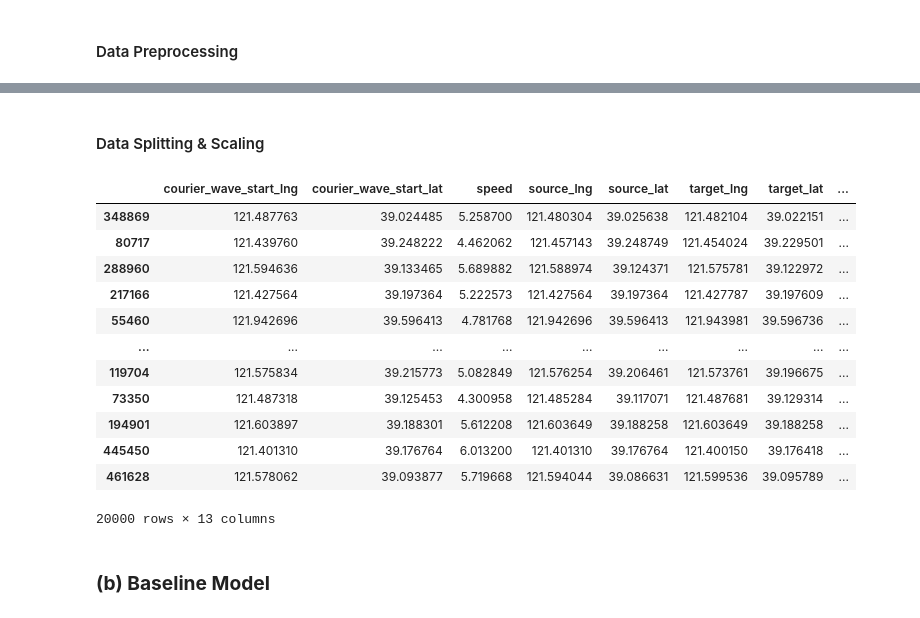
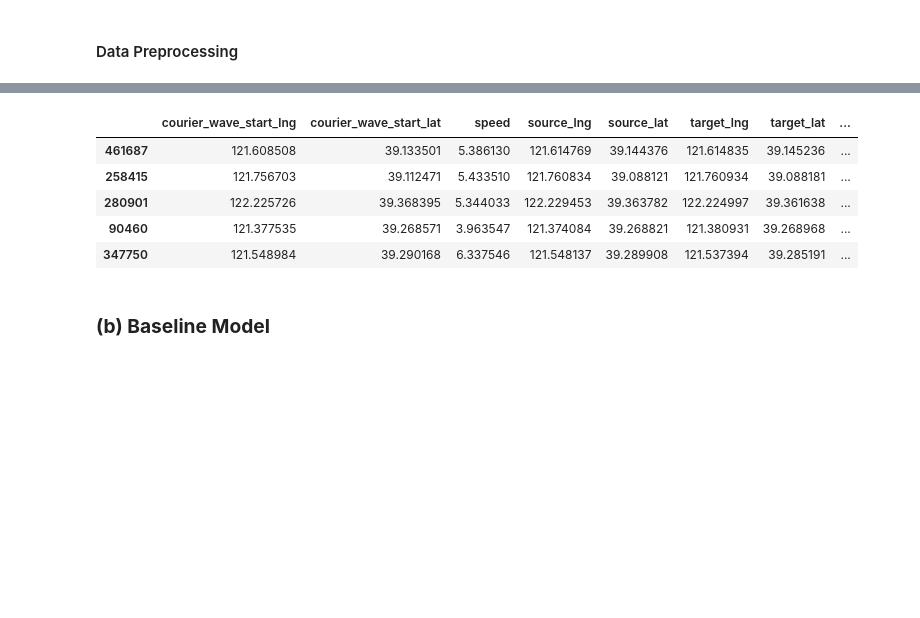
Before and after one commit to Zora-10/Machine-Learning-Individual-Project, a Jupyter notebook: Project1/solution/solution.ipynb, the cells around one changed output, grey strips where cells are left out. Saved outputs shown, nothing was run; the diff lists cells and outputs as text; code cells hidden in the pictures; blank space fills up the shorter version.

```diff
--- a/Project1/solution/solution.ipynb
+++ b/Project1/solution/solution.ipynb
@@ -188,6 +188,10 @@ plt.show()
 # convert categorical to numeric (binary encoding)
 df_train["action_type"] = df_train["action_type"].map({"PICKUP": 0, "DELIVERY": 1})
 
+# convert weather_grade and source_type to dummies
+df_train = pd.get_dummies(df_train, columns=["weather_grade"], drop_first=True)
+df_test = pd.get_dummies(df_test, columns=["weather_grade"], drop_first=True)
+
 df_train.head()
 # %% [output]
 |  | courier_id | wave_index | tracking_id | courier_wave_start_lng | courier_wave_start_lat | action_type | date | ... |
@@ -225,20 +231 @@ Index(['courier_wave_start_lng', 'courier_wave_start_lat', 'action_type',
       dtype='object')
-# %%
-# remove outliers
-def remove_outliers_iqr(df, col):
-    Q1 = df[col].quantile(0.25)
-    Q3 = df[col].quantile(0.75)
-    IQR = Q3 - Q1
-    lower = Q1 - 1.5 * IQR
-    upper = Q3 + 1.5 * IQR
-    return df[(df[col] >= lower) & (df[col] <= upper)]
-
-# grid_distance and urgency are extremely skewed, they have outliers
-for col in ["grid_distance", "urgency"]:
-    df_train_dropped = remove_outliers_iqr(df_train_dropped, col)
-
-# convert weather_grade and source_type to dummies
-df_train_dropped = pd.get_dummies(df_train_dropped, columns=["weather_grade"], drop_first=True)
-df_test_dropped = pd.get_dummies(df_test_dropped, columns=["weather_grade"], drop_first=True)
-
-df_train_dropped.head()
@@ -252,5 +232,3 @@ df_train_dropped.head()
-# %% [markdown]
-#### Data Splitting & Scaling
 # %%
 # split data
 X = df_train_dropped.drop(columns=["action_type", "expected_use_time"])
@@ -261,25 +239,3 @@ y_reg = df_train_dropped["expected_use_time"]
 X_train, X_test, y_clf_train, y_clf_test, y_reg_train, y_reg_test = train_test_split(
     X, y_clf, y_reg, test_size=0.2, random_state=42, stratify=y_clf
 )
-# %%
-# down sample
-X_train_ds = X_train.sample(20000, random_state=42)
-
-y_clf_train_ds = y_clf_train.loc[X_train_ds.index]
-y_reg_train_ds = y_reg_train.loc[X_train_ds.index]
-
-X_train_ds
-# %% [output]
-|  | courier_wave_start_lng | courier_wave_start_lat | speed | source_lng | source_lat | target_lng | target_lat | ... |
-| 348869 | 121.487763 | 39.024485 | 5.258700 | 121.480304 | 39.025638 | 121.482104 | 39.022151 | ... |
-| 80717 | 121.439760 | 39.248222 | 4.462062 | 121.457143 | 39.248749 | 121.454024 | 39.229501 | ... |
-| 288960 | 121.594636 | 39.133465 | 5.689882 | 121.588974 | 39.124371 | 121.575781 | 39.122972 | ... |
-| 217166 | 121.427564 | 39.197364 | 5.222573 | 121.427564 | 39.197364 | 121.427787 | 39.197609 | ... |
-| 55460 | 121.942696 | 39.596413 | 4.781768 | 121.942696 | 39.596413 | 121.943981 | 39.596736 | ... |
-| ... | ... | ... | ... | ... | ... | ... | ... | ... |
-| 119704 | 121.575834 | 39.215773 | 5.082849 | 121.576254 | 39.206461 | 121.573761 | 39.196675 | ... |
-| 73350 | 121.487318 | 39.125453 | 4.300958 | 121.485284 | 39.117071 | 121.487681 | 39.129314 | ... |
-| 194901 | 121.603897 | 39.188301 | 5.612208 | 121.603649 | 39.188258 | 121.603649 | 39.188258 | ... |
-| 445450 | 121.401310 | 39.176764 | 6.013200 | 121.401310 | 39.176764 | 121.400150 | 39.176418 | ... |
-| 461628 | 121.578062 | 39.093877 | 5.719668 | 121.594044 | 39.086631 | 121.599536 | 39.095789 | ... |
-20000 rows × 13 columns
@@ -291,0 +242,22 @@ X_test_scaled = scaler.transform(X_test)
+# %%
+# remove outliers
+def remove_outliers_iqr(df, col):
+    Q1 = df[col].quantile(0.25)
+    Q3 = df[col].quantile(0.75)
+    IQR = Q3 - Q1
+    lower = Q1 - 1.5 * IQR
+    upper = Q3 + 1.5 * IQR
+    return df[(df[col] >= lower) & (df[col] <= upper)]
+
+# grid_distance and urgency are extremely skewed, they have outliers
+for col in ["grid_distance", "urgency"]:
+    X_train = remove_outliers_iqr(X_train, col)
+
+X_train.head()
+# %% [output]
+|  | courier_wave_start_lng | courier_wave_start_lat | speed | source_lng | source_lat | target_lng | target_lat | ... |
+| 461687 | 121.608508 | 39.133501 | 5.386130 | 121.614769 | 39.144376 | 121.614835 | 39.145236 | ... |
+| 258415 | 121.756703 | 39.112471 | 5.433510 | 121.760834 | 39.088121 | 121.760934 | 39.088181 | ... |
+| 280901 | 122.225726 | 39.368395 | 5.344033 | 122.229453 | 39.363782 | 122.224997 | 39.361638 | ... |
+| 90460 | 121.377535 | 39.268571 | 3.963547 | 121.374084 | 39.268821 | 121.380931 | 39.268968 | ... |
+| 347750 | 121.548984 | 39.290168 | 6.337546 | 121.548137 | 39.289908 | 121.537394 | 39.285191 | ... |
```
Also changed, not shown: parts of 49 cells of this notebook, 2 other files.
